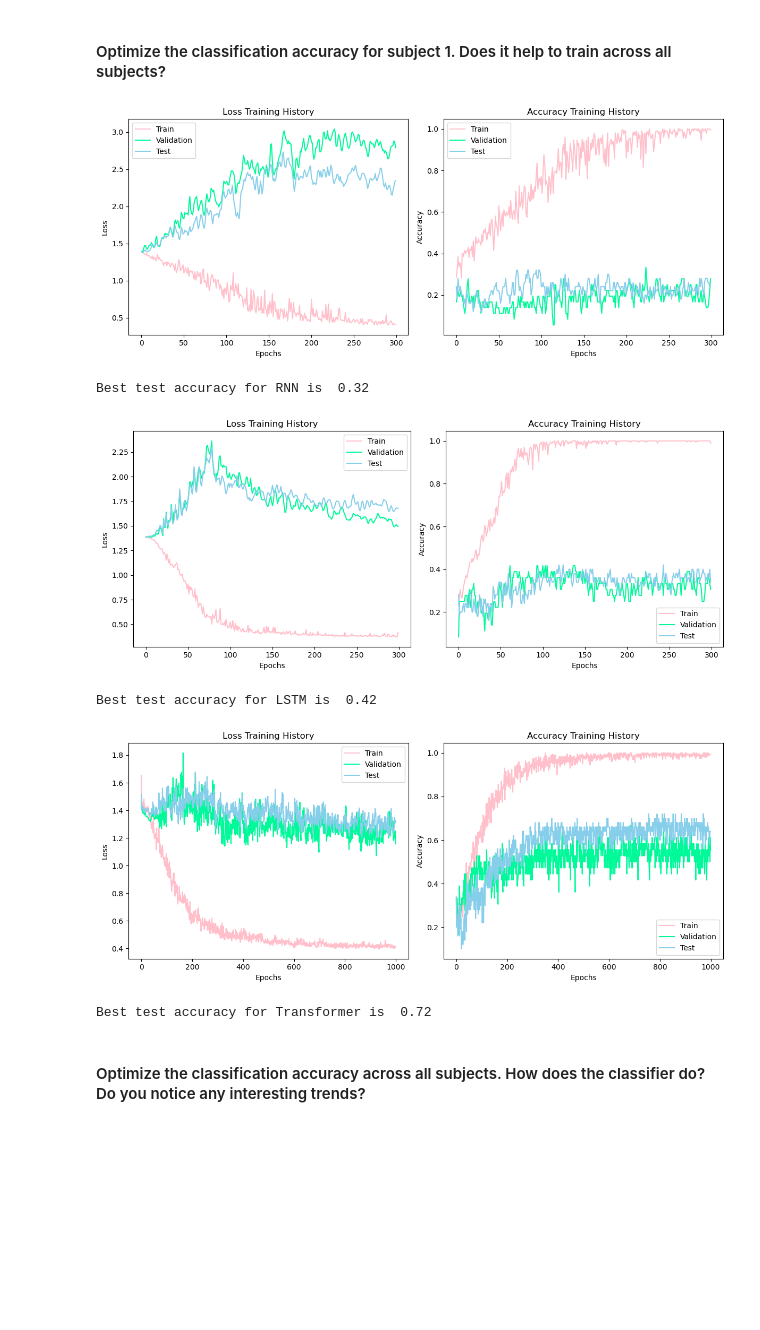
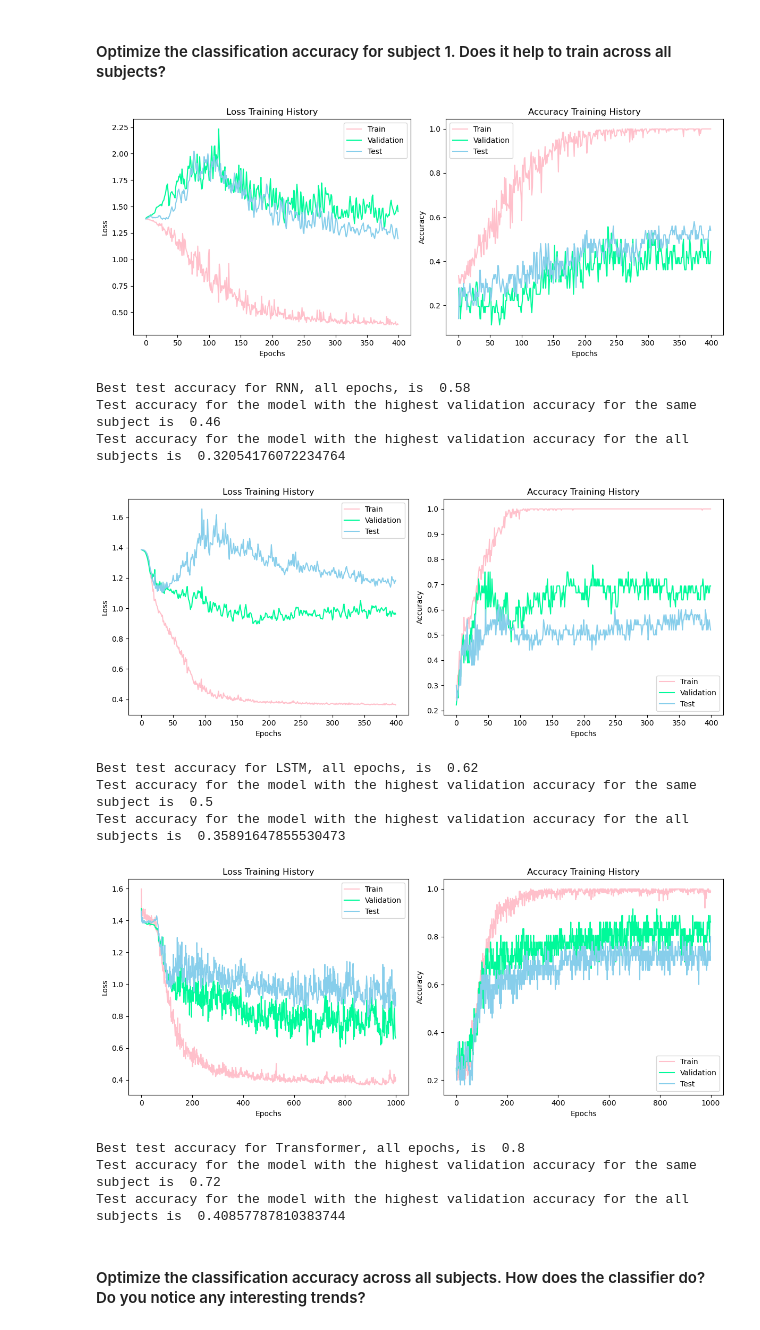
Before and after one commit to shiyunsun/NeuroBCI-Classification, a Jupyter notebook: model_train.ipynb, the cells around one changed output. Drawn from its saved outputs; the diff is of its cells as text; code cells hidden in the pictures; blank space fills up the shorter version.

```diff
--- a/model_train.ipynb
+++ b/model_train.ipynb
@@ -19,8 +19,8 @@ y_train_valid = np.load("y_train_valid.npy")
 person_test = np.load("person_test.npy")
 
 # For subject 1
-subject1_indices_train = np.where(person_train_valid == 1)[0]
-subject1_indices_test = np.where(person_test == 1)[0]
+subject1_indices_train = np.where(person_train_valid == 0)[0]
+subject1_indices_test = np.where(person_test == 0)[0]
 X_train_valid1 = X_train_valid[subject1_indices_train]
 y_train_valid1 = y_train_valid[subject1_indices_train]
 X_test1 = X_test[subject1_indices_test]
@@ -49,7 +49,7 @@ rnn_config = {'hidden_size':64,
             'use_attention':True}
 rnn = RNN(rnn_config)
 rnn_optimizer = optim.Adam(rnn.parameters(), lr=1e-3, weight_decay=1e-3)
-train_loss, train_acc, val_loss, val_acc, test_loss, test_acc = model_train(300,
+train_loss, train_acc, val_loss, val_acc, test_loss, test_acc, best_model = model_train(400,
                                                                             rnn,
                                                                             rnn_optimizer,
                                                                             dataloader1,
@@ -57,10 +57,16 @@ train_loss, train_acc, val_loss, val_acc, test_loss, test_acc = model_train(300,
                                                                             X_test1, y_test1,
                                                                             700, mute=True)
 plot_history(train_loss, train_acc, val_loss, val_acc, test_loss, test_acc)
-print("Best test accuracy for RNN is ", max(test_acc))
+print("Best test accuracy for RNN, all epochs, is ", max(test_acc))
+print("Test accuracy for the model with the highest validation accuracy for the same subject is ",
+      evaluate(best_model, X_test1, y_test1, 700))
+print("Test accuracy for the model with the highest validation accuracy for the all subjects is ",
+      evaluate(best_model, X_test, y_test, 700))
 # %% [output]
-[figure, old version]
+[figure, new version]
-Best test accuracy for RNN is  0.32
+Best test accuracy for RNN, all epochs, is  0.58
+Test accuracy for the model with the highest validation accuracy for the same subject is  0.46
+Test accuracy for the model with the highest validation accuracy for the all subjects is  0.32054176072234764
 # %%
 lstm_config = {'hidden_size':64,
             'nhead':8,
@@ -69,7 +75,7 @@ lstm_config = {'hidden_size':64,
             'use_attention':True}
 lstm = RNN(lstm_config)
 lstm_optimizer = optim.Adam(lstm.parameters(), lr=1e-3, weight_decay=1e-3)
-train_loss, train_acc, val_loss, val_acc, test_loss, test_acc = model_train(300,
+train_loss, train_acc, val_loss, val_acc, test_loss, test_acc, best_model = model_train(400,
                                                                             lstm,
                                                                             lstm_optimizer,
                                                                             dataloader1,
@@ -77,29 +83,41 @@ train_loss, train_acc, val_loss, val_acc, test_loss, test_acc = model_train(300,
                                                                             X_test1, y_test1,
                                                                             700, mute=True)
 plot_history(train_loss, train_acc, val_loss, val_acc, test_loss, test_acc)
-print("Best test accuracy for LSTM is ", max(test_acc))
+print("Best test accuracy for LSTM, all epochs, is ", max(test_acc))
+print("Test accuracy for the model with the highest validation accuracy for the same subject is ",
+      evaluate(best_model, X_test1, y_test1, 700))
+print("Test accuracy for the model with the highest validation accuracy for the all subjects is ",
+      evaluate(best_model, X_test, y_test, 700))
 # %% [output]
-[figure, old version]
+[figure, new version]
-Best test accuracy for LSTM is  0.42
+Best test accuracy for LSTM, all epochs, is  0.62
+Test accuracy for the model with the highest validation accuracy for the same subject is  0.5
+Test accuracy for the model with the highest validation accuracy for the all subjects is  0.35891647855530473
 # %%
 t_config = {'d_model':64,
             'nhead':8,
             'dropout':0.2,
             'dim_feedforward':64}
 transformer = Transformer(t_config)
 transformer_optimizer = optim.Adam(transformer.parameters(), lr=1e-3, weight_decay=1e-3)
-train_loss, train_acc, val_loss, val_acc, test_loss, test_acc = model_train(1000,
+train_loss, train_acc, val_loss, val_acc, test_loss, test_acc, best_model = model_train(1000,
                                                                             transformer,
                                                                             transformer_optimizer,
                                                                             dataloader1,
                                                                             X_val1, y_val1,
                                                                             X_test1, y_test1,
                                                                             700, mute=True)
 plot_history(train_loss, train_acc, val_loss, val_acc, test_loss, test_acc)
-print("Best test accuracy for Transformer is ", max(test_acc))
+print("Best test accuracy for Transformer, all epochs, is ", max(test_acc))
+print("Test accuracy for the model with the highest validation accuracy for the same subject is ",
+      evaluate(best_model, X_test1, y_test1, 700))
+print("Test accuracy for the model with the highest validation accuracy for the all subjects is ",
+      evaluate(best_model, X_test, y_test, 700))
 # %% [output]
-[figure, old version]
+[figure, new version]
-Best test accuracy for Transformer is  0.72
+Best test accuracy for Transformer, all epochs, is  0.8
+Test accuracy for the model with the highest validation accuracy for the same subject is  0.72
+Test accuracy for the model with the highest validation accuracy for the all subjects is  0.40857787810383744
 # %% [markdown]
 #### Optimize the classification accuracy across all subjects. How does the classifier do? Do you notice any interesting trends?
 # %%
```
Also changed, not shown: parts of 9 cells of this notebook, 2 other files.
